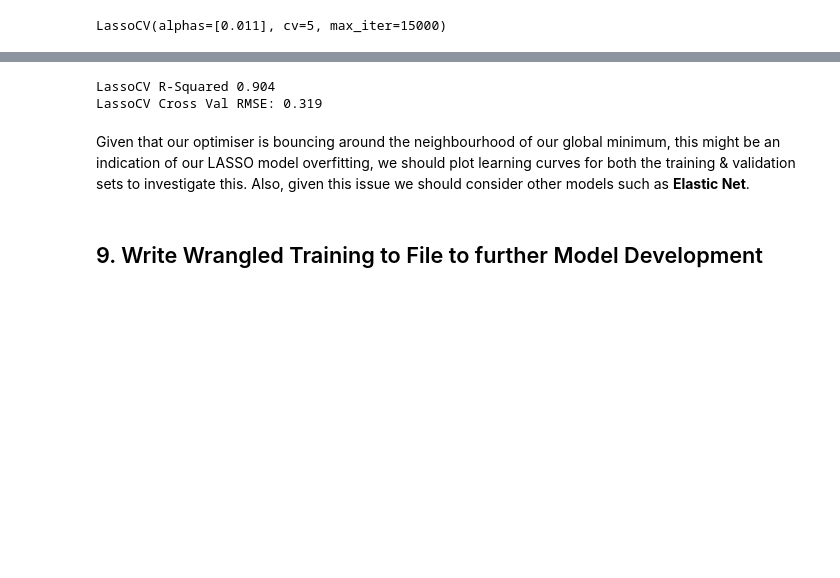
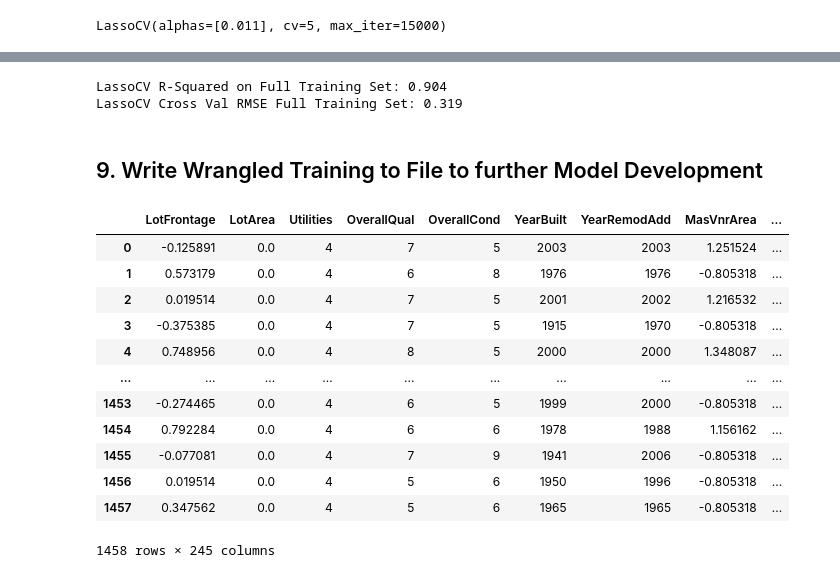
Before and after one commit to ChristopherLiew/Predicting-Home-Prices-in-Ames-City, a Jupyter notebook: EDA, Feature Engineering, Preprocessing & LASSO.ipynb, the cells around one changed output, grey strips where cells are left out. Cells and saved outputs as stored; diff of their text form; code cells hidden in the pictures; blank space fills up the shorter version.

```diff
--- a/EDA, Feature Engineering, Preprocessing & LASSO.ipynb
+++ b/EDA, Feature Engineering, Preprocessing & LASSO.ipynb
@@ -1142,11 +1145,10 @@ LassoCV(alphas=[0.011], cv=5, max_iter=15000)
 # %%
+# R^2 & RMSE
 y_pred = lasso_reg.predict(X_test_all)
-print("LassoCV R-Squared {:,.3f}".format(lasso_reg.score(X_train_all, y_transform)))
-print("LassoCV Cross Val RMSE: {:,.3f}".format(cross_val_rmse(lasso_reg, X_train_all, np.ravel(y_transform))))
+print("LassoCV R-Squared on Full Training Set: {:,.3f}".format(lasso_reg.score(X_train_all, y_transform)))
+print("LassoCV Cross Val RMSE Full Training Set: {:,.3f}".format(cross_val_rmse(lasso_reg, X_train_all, np.ravel(y_transform))))
 # %% [output]
-LassoCV R-Squared 0.904
-LassoCV Cross Val RMSE: 0.319
+LassoCV R-Squared on Full Training Set: 0.904
+LassoCV Cross Val RMSE Full Training Set: 0.319
-# %% [markdown]
-Given that our optimiser is bouncing around the neighbourhood of our global minimum, this might be an indication of our LASSO model overfitting, we should plot learning curves for both the training & validation sets to investigate this. Also, given this issue we should consider other models such as <b>Elastic Net</b>.
 # %% [markdown]
 ## 9. Write Wrangled Training to File to further Model Development
@@ -1156,0 +1155,18 @@ Given that our optimiser is bouncing around the neighbourhood of our global mini
+# %%
+# reset X_train_all index
+X_final = X_train_all.reset_index().drop(columns=["index"])
+X_final
+# %% [output]
+|  | LotFrontage | LotArea | Utilities | OverallQual | OverallCond | YearBuilt | YearRemodAdd | MasVnrArea | ... |
+| 0 | -0.125891 | 0.0 | 4 | 7 | 5 | 2003 | 2003 | 1.251524 | ... |
+| 1 | 0.573179 | 0.0 | 4 | 6 | 8 | 1976 | 1976 | -0.805318 | ... |
+| 2 | 0.019514 | 0.0 | 4 | 7 | 5 | 2001 | 2002 | 1.216532 | ... |
+| 3 | -0.375385 | 0.0 | 4 | 7 | 5 | 1915 | 1970 | -0.805318 | ... |
+| 4 | 0.748956 | 0.0 | 4 | 8 | 5 | 2000 | 2000 | 1.348087 | ... |
+| ... | ... | ... | ... | ... | ... | ... | ... | ... | ... |
+| 1453 | -0.274465 | 0.0 | 4 | 6 | 5 | 1999 | 2000 | -0.805318 | ... |
+| 1454 | 0.792284 | 0.0 | 4 | 6 | 6 | 1978 | 1988 | 1.156162 | ... |
+| 1455 | -0.077081 | 0.0 | 4 | 7 | 9 | 1941 | 2006 | -0.805318 | ... |
+| 1456 | 0.019514 | 0.0 | 4 | 5 | 6 | 1950 | 1996 | -0.805318 | ... |
+| 1457 | 0.347562 | 0.0 | 4 | 5 | 6 | 1965 | 1965 | -0.805318 | ... |
+1458 rows × 245 columns
```
Also changed, not shown: parts of 16 cells of this notebook.
